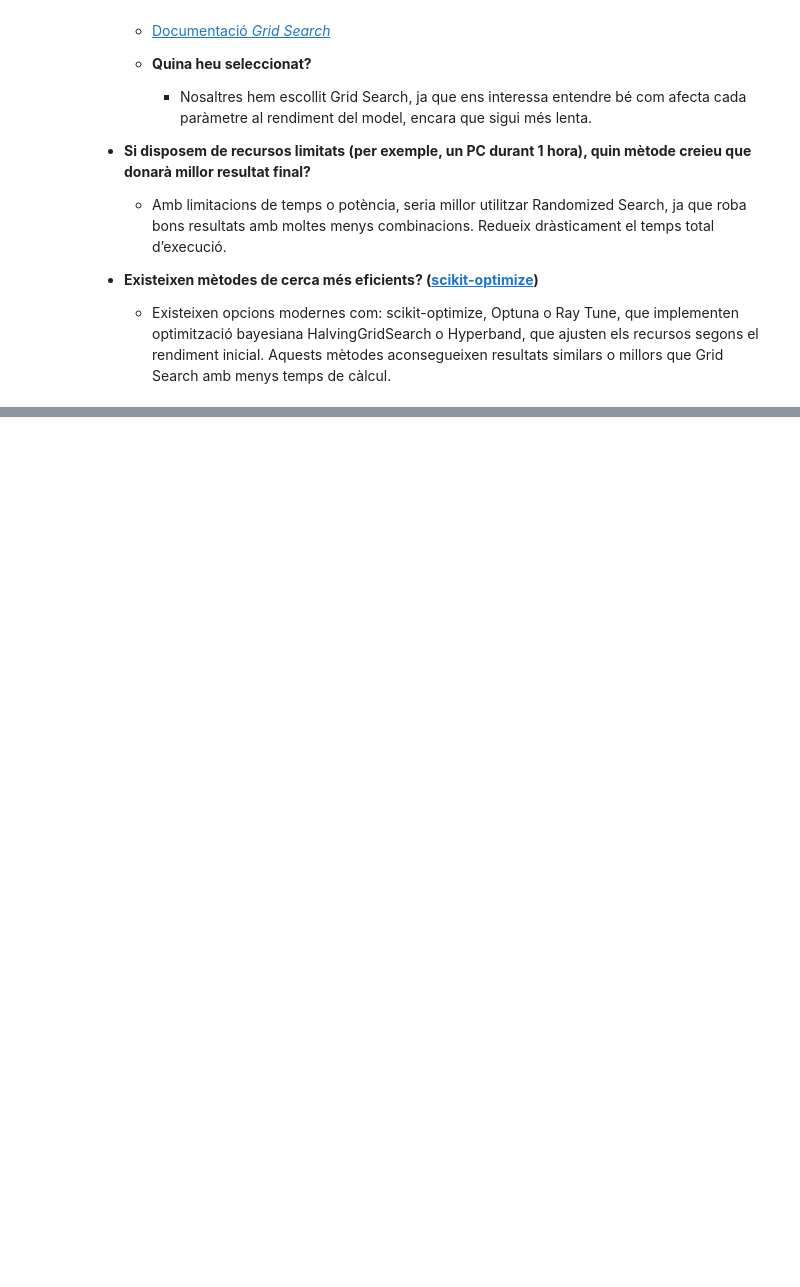
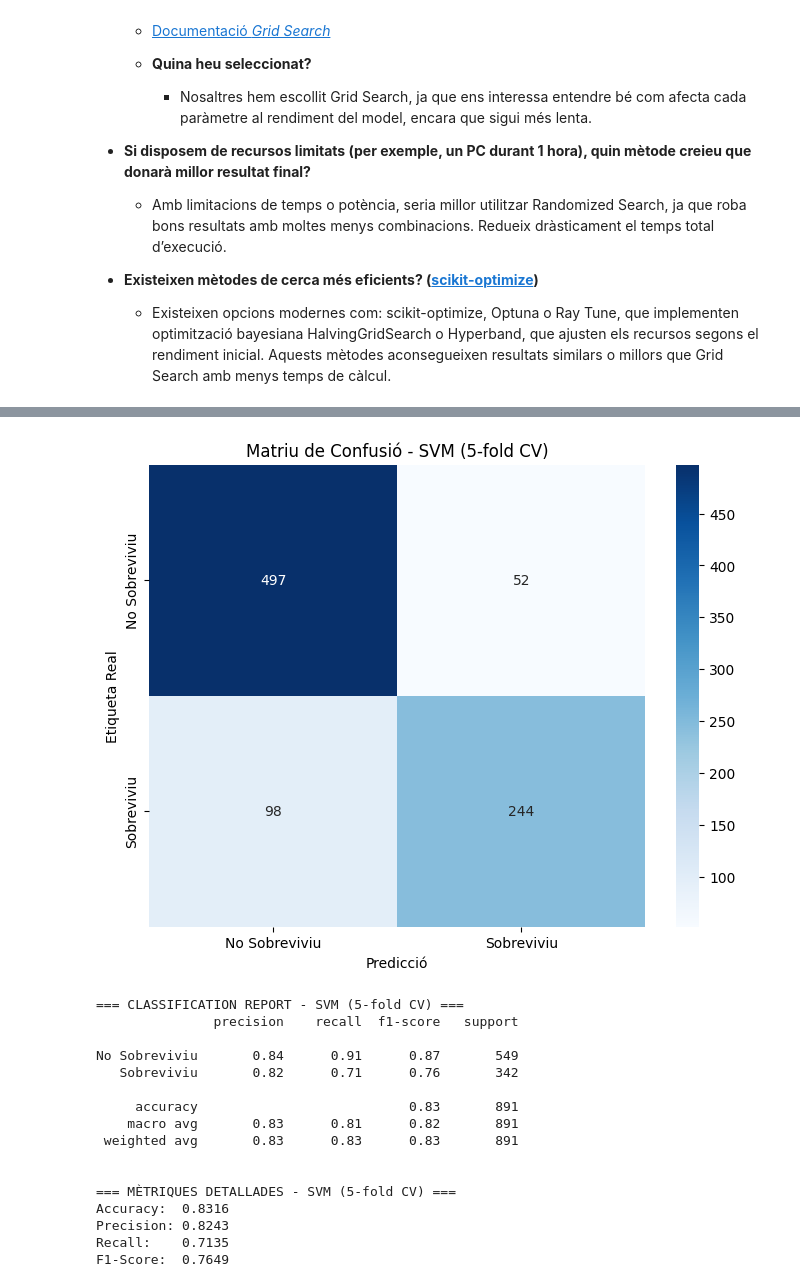
Before and after one commit to martiserraprat/Serra_Berni_Compu, a Jupyter notebook: Practica_1/APC_Practica_1_2025 LA ULTIMA.ipynb, the cells around one changed output, grey strips where cells are left out. Drawn from its saved outputs; the diff is of its cells as text; code cells hidden in the pictures; blank space fills up the shorter version.

```diff
--- a/Practica_1/APC_Practica_1_2025 LA ULTIMA.ipynb
+++ b/Practica_1/APC_Practica_1_2025 LA ULTIMA.ipynb
@@ -1290,0 +1347,48 @@ Un cop seleccionat el millor model amb els hiperparàmetres òptims, cal elabora
+# %%
+# 2. Matriu de confusió
+cm = confusion_matrix(y, y_pred_cv_svm)
+plt.figure(figsize=(8, 6))
+sns.heatmap(cm, annot=True, fmt='d', cmap='Blues',
+            xticklabels=['No Sobreviviu', 'Sobreviviu'],
+            yticklabels=['No Sobreviviu', 'Sobreviviu'])
+plt.title('Matriu de Confusió - SVM (5-fold CV)')
+plt.ylabel('Etiqueta Real')
+plt.xlabel('Predicció')
+plt.show()
+
+# 3. Classification Report
+print("=== CLASSIFICATION REPORT - SVM (5-fold CV) ===")
+print(classification_report(y, y_pred_cv_svm,
+                          target_names=['No Sobreviviu', 'Sobreviviu']))
+
+# 4. Mètriques addicionals
+from sklearn.metrics import accuracy_score, precision_score, recall_score, f1_score
+
+accuracy_cv = accuracy_score(y, y_pred_cv_svm)
+precision_cv = precision_score(y, y_pred_cv_svm)
+recall_cv = recall_score(y, y_pred_cv_svm)
+f1_cv = f1_score(y, y_pred_cv_svm)
+
+print("\n=== MÈTRIQUES DETALLADES - SVM (5-fold CV) ===")
+print(f"Accuracy:  {accuracy_cv:.4f}")
+print(f"Precision: {precision_cv:.4f}")
+print(f"Recall:    {recall_cv:.4f}")
+print(f"F1-Score:  {f1_cv:.4f}")
+# %% [output]
+[figure, added]
+=== CLASSIFICATION REPORT - SVM (5-fold CV) ===
+               precision    recall  f1-score   support
+
+No Sobreviviu       0.84      0.91      0.87       549
+   Sobreviviu       0.82      0.71      0.76       342
+
+     accuracy                           0.83       891
+    macro avg       0.83      0.81      0.82       891
+ weighted avg       0.83      0.83      0.83       891
+
+
+=== MÈTRIQUES DETALLADES - SVM (5-fold CV) ===
+Accuracy:  0.8316
+Precision: 0.8243
+Recall:    0.7135
+F1-Score:  0.7649
```
Also changed, not shown: parts of 7 cells of this notebook.
